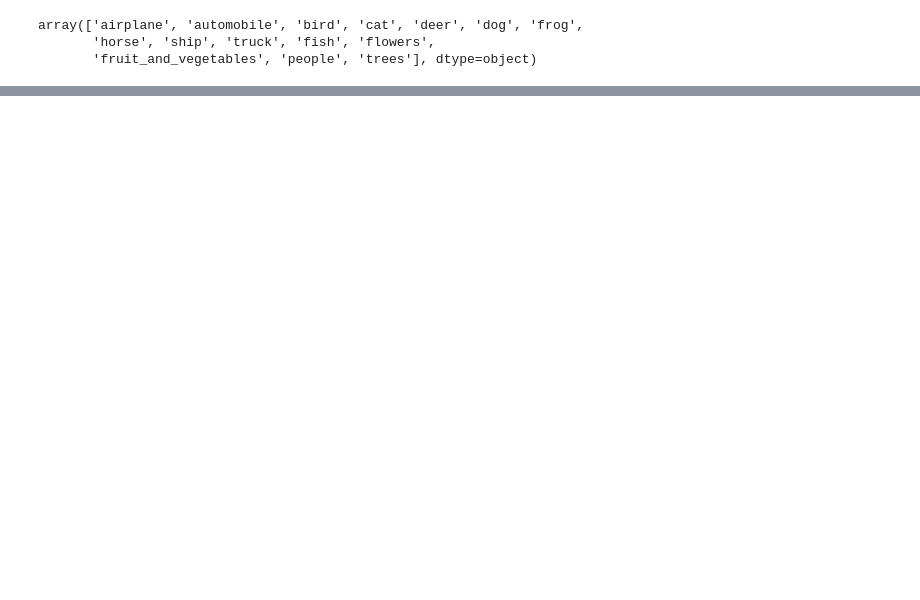
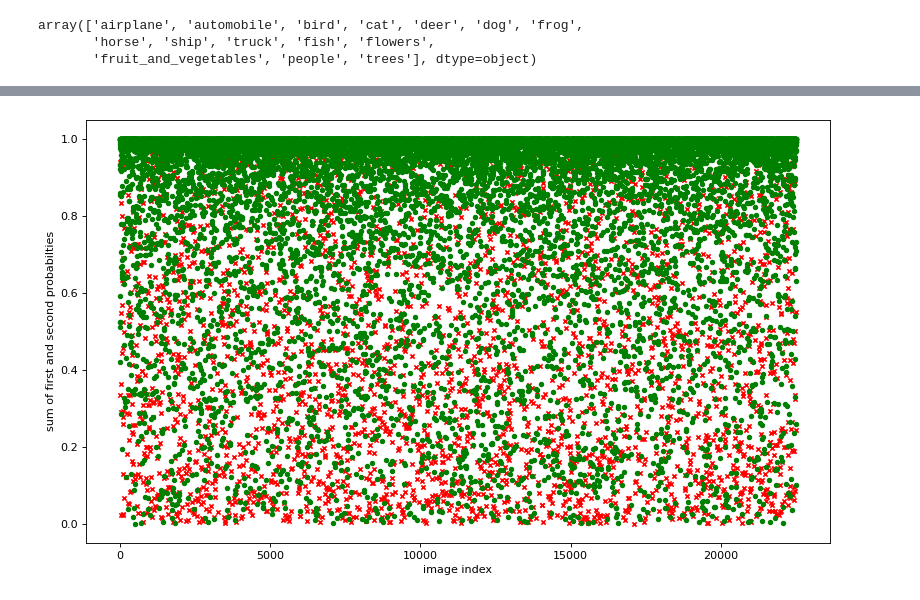
Before and after one commit to 2022Group3/projectNotebooks, a Jupyter notebook: analize_model.ipynb, the cells around one changed output, grey strips where cells are left out. Saved outputs shown, nothing was run; the diff lists cells and outputs as text; code cells hidden in the pictures; blank space fills up the shorter version.

```diff
--- a/analize_model.ipynb
+++ b/analize_model.ipynb
@@ -317,0 +427,23 @@ accuracy2
+# %%
+sum_error_img=sum_of_first_and_second_prob[errors_img]
+sum_true_img=sum_of_first_and_second_prob[true_img]
+# %%
+plt.figure(figsize=(12, 7), dpi=80)
+
+plt.scatter(errors_img, sum_error_img,s=15, c ="red",
+            linewidths = 10,
+            marker ="x")
+            # edgecolor ="green",
+            # s = 50)
+
+plt.scatter(true_img, sum_true_img,s=15, c ="green")
+            # linewidths = 2,
+            # marker ="^",)
+            # edgecolor ="red",
+            # s = 200)
+
+plt.xlabel("image index")
+plt.ylabel("sum of first and second probabilties")
+plt.show()
+# %% [output]
+[figure, added]
```
Also changed, not shown: parts of 29 cells of this notebook.
